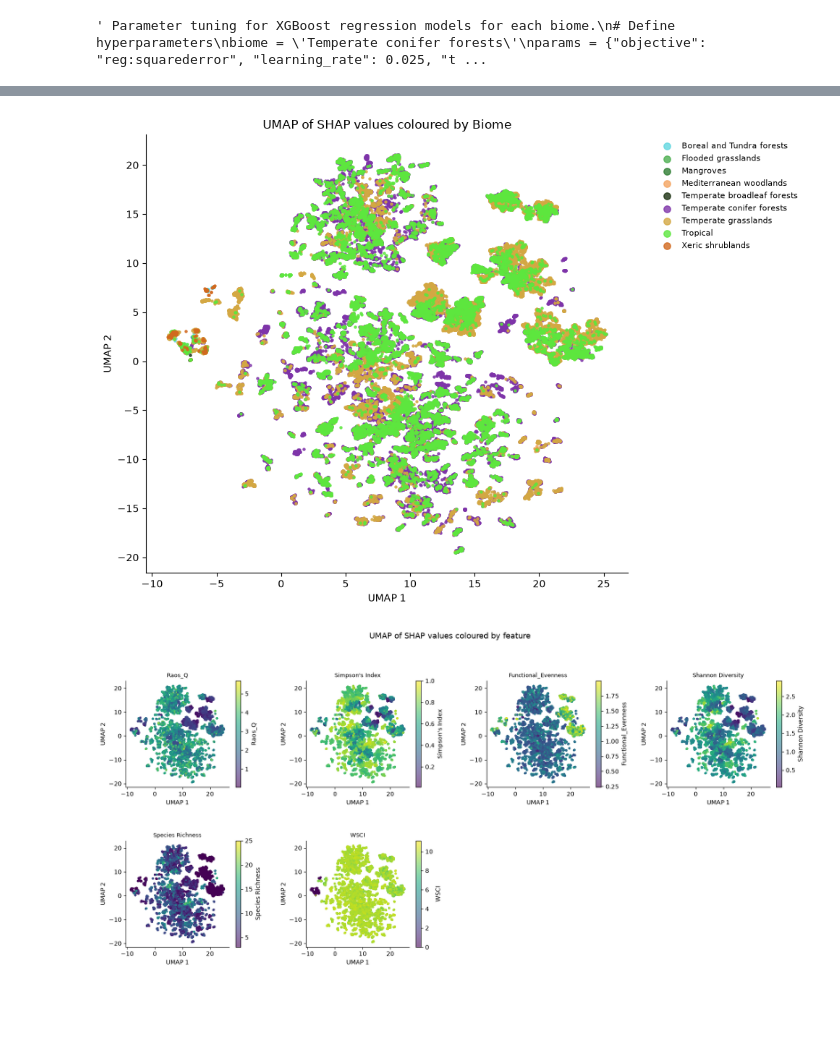
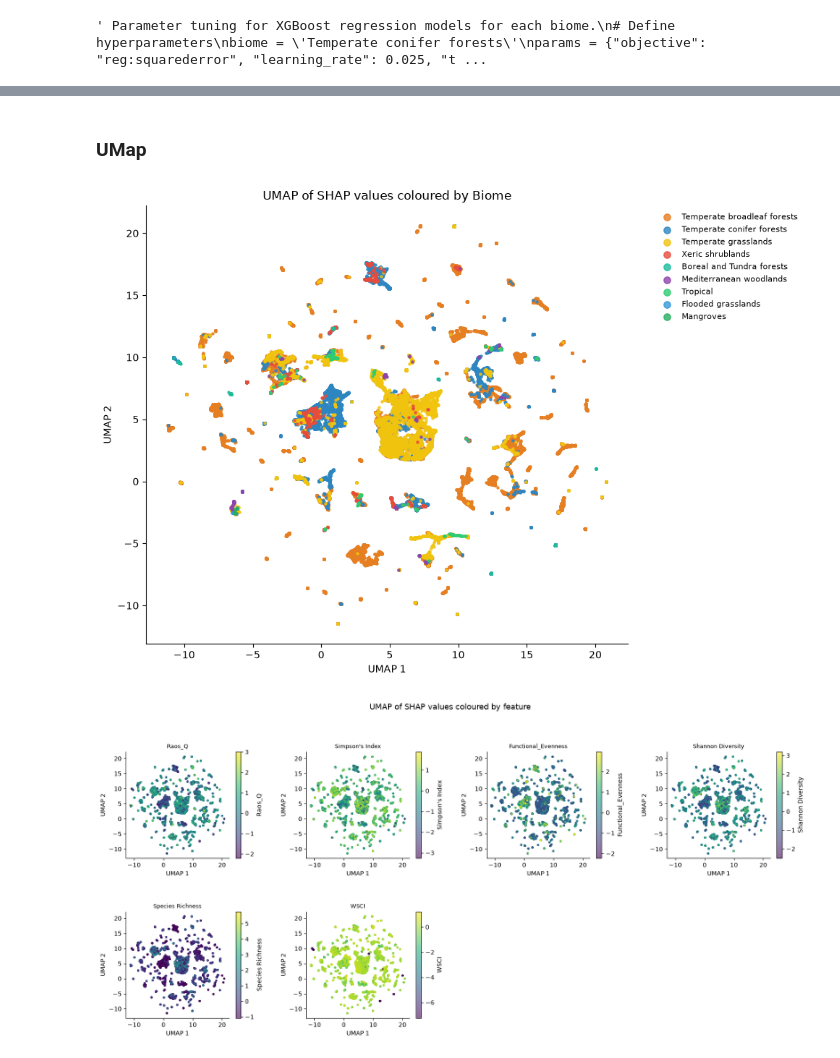
Before and after one commit to qiulinlx/FD_Stability, a Jupyter notebook: explainability.ipynb, the cells around one changed output, grey strips where cells are left out. Cells and saved outputs as stored; diff of their text form; code cells hidden in the pictures; blank space fills up the shorter version.

```diff
--- a/explainability.ipynb
+++ b/explainability.ipynb
@@ -86,3 +81,8 @@ biome_list=['Boreal and Tundra forests', 'Temperate conifer forests', 'Xeric shr
+# %%
+# fd_df.drop(columns=['Shannon Diversity', "Simpson's Index",], inplace=True)
+# fd_df.drop(columns=['Raos_Q', 'Functional_Evenness',], inplace=True)
+
+fd_df= fd_df[['PID', 'lon', 'lat', 'Raos_Q', 'Annual Temp', 'biome', 'BHAGE', 'transformed npp']]
 # %% [markdown]
 ## Random Forest
 # %%
@@ -762,0 +889,11 @@ Tropical                                    0.271    0.363    0.720    0.435
+# %%
+explainer = shap.Explainer(model, approximate=True)
+X=fd_df.drop(columns=['transformed npp', 'PID', 'lat', 'lon', 'biome', 'BHAGE'])
+X=scaler.transform(X)
+X = pd.DataFrame(
+    X,
+    columns=scaler.feature_names_in_
+)
+feature_names = scaler.feature_names_in_
+shap_vals = explainer.shap_values(X, approximate=True)
+shap_values = explainer(X, approximate=True )
@@ -763,55 +921,56 @@ Tropical                                    0.271    0.363    0.720    0.435
+# %% [markdown]
+### UMap
 # %%
 from umap import UMAP
 
 # compute 2D embedding of SHAP values
 s_2d = UMAP(
-  n_components=2, n_neighbors=200, min_dist=0.5, random_state=random_key
+  n_components=2, n_neighbors=50, min_dist=0.01, init='random', low_memory=True, random_state=random_key, n_jobs=-1
 ).fit_transform(shap_vals)
 # %%
 # Assuming you have biome in your original dataframe
 # e.g. df['biome'] or a separate series aligned to X
 
-
 biome_colors = {
-    'Boreal and Tundra forests': "#62D7E0",        # boreal blue
-    'Flooded grasslands': "#4CAF50",                # wetland green
-    'Mangroves': "#2E7D32",                        # coastal green
-    'Mediterranean woodlands': "#F4A460",          # sandy brown
-    'Temperate broadleaf forests': "#1B3111",      # dark temperate green
-    'Temperate conifer forests': "#7E34A9",        # purple conifer
-    'Temperate grasslands': "#D4A843",             # golden
-    'Tropical': "#5DE73E",                         # tropical green
-    'Xeric shrublands': "#D2691E",                 # desert brown
+    'Temperate broadleaf forests': '#E67E22',      # Vibrant Orange
+    'Temperate conifer forests': '#2E86C1',        # Bright Blue
+    'Temperate grasslands': '#F1C40F',             # Bright Yellow
+    'Xeric shrublands': '#E74C3C',                 # Bright Red
+    'Boreal and Tundra forests': '#1ABC9C',        # Teal
+    'Mediterranean woodlands': '#8E44AD',          # Purple
+    'Tropical': '#2ECC71',                         # Emerald Green
+    'Flooded grasslands': '#3498DB',               # Royal Blue
+    'Mangroves': '#27AE60',                        # Dark Green
+    'NaN': '#BDC3C7'                               # Light Gray
 }
-
 fig, ax = plt.subplots(figsize=(10, 7))
-biomes = fd_df['biome'].values  # numpy array of biome labels per row
+biomes =  fd_df['biome'].values  # numpy array of biome labels per row
 for biome, color in biome_colors.items():
     mask = biomes == biome
     if mask.sum() == 0:
         continue
     ax.scatter(
         s_2d[mask, 0], s_2d[mask, 1],
         color=color,
         s=5,
         alpha=0.8,
         label=biome
     )
 
 ax.set_xlabel("UMAP 1")
 ax.set_ylabel("UMAP 2")
 ax.set_title("UMAP of SHAP values coloured by Biome")
 ax.legend(
     markerscale=3,
     bbox_to_anchor=(1.05, 1),
     loc='upper left',
     frameon=False,
     fontsize=8
 )
 ax.spines[['right', 'top']].set_visible(False)
 
 plt.tight_layout()
 plt.savefig("umap_biome.png", dpi=150, bbox_inches="tight")
 plt.show()
 # %% [output]
-[figure, old version]
+[figure, new version]
@@ -818,6 +984,4 @@ plt.show()
 # %%
-X=fd_df.drop(columns=['transformed npp', 'PID', 'lat', 'lon', 'biome'])
-
 features = ['Raos_Q',  "Simpson's Index",
     'Functional_Evenness', 'Shannon Diversity',
     'Species Richness', 'WSCI']
@@ -853,4 +1017,4 @@ plt.suptitle("UMAP of SHAP values coloured by feature", fontsize=13, y=1.02)
 # plt.savefig("umap_shap.png", dpi=150, bbox_inches="tight")
 plt.show()
 # %% [output]
-[figure, old version]
+[figure, new version]
```
Also changed, not shown: parts of 28 cells of this notebook, 5 other files.
